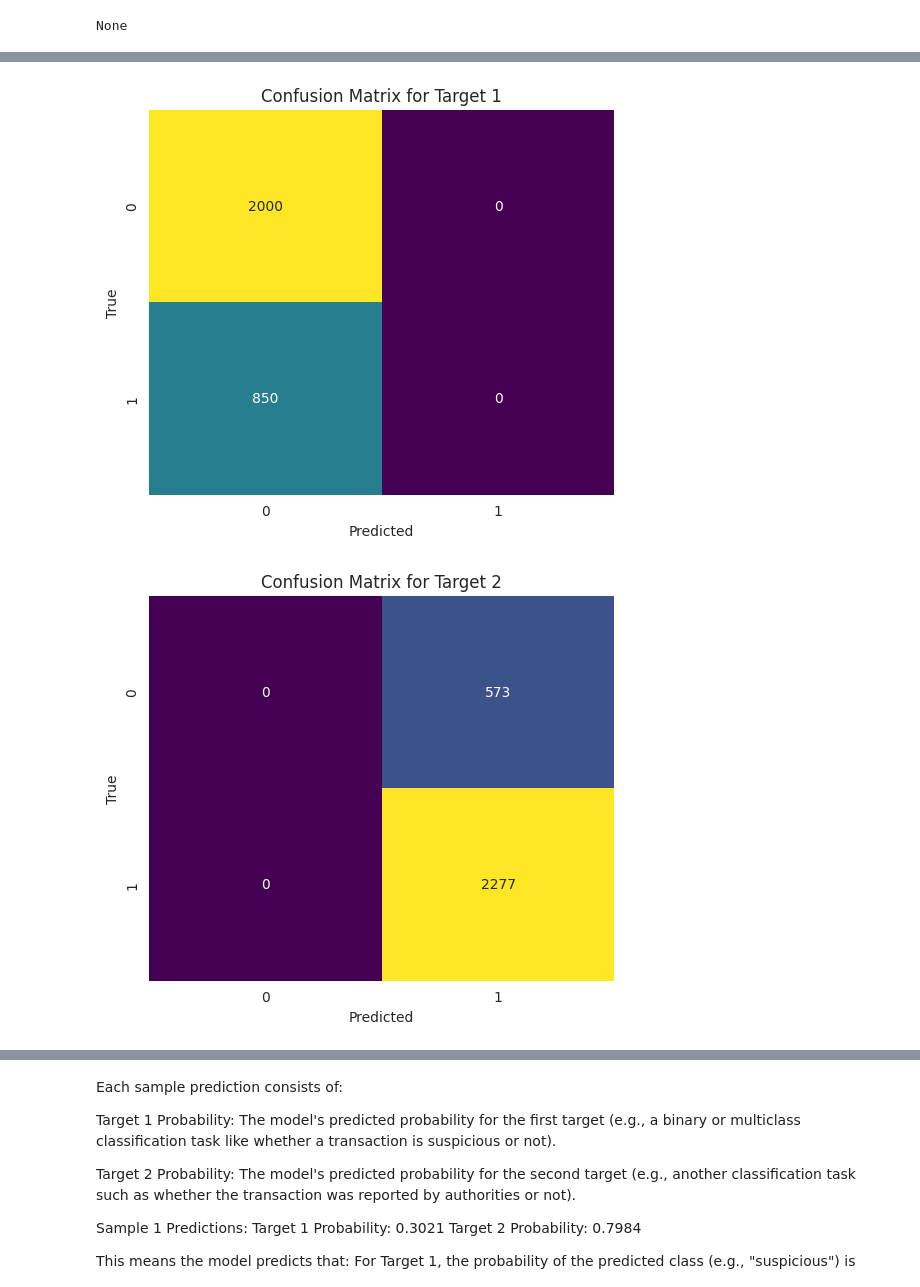
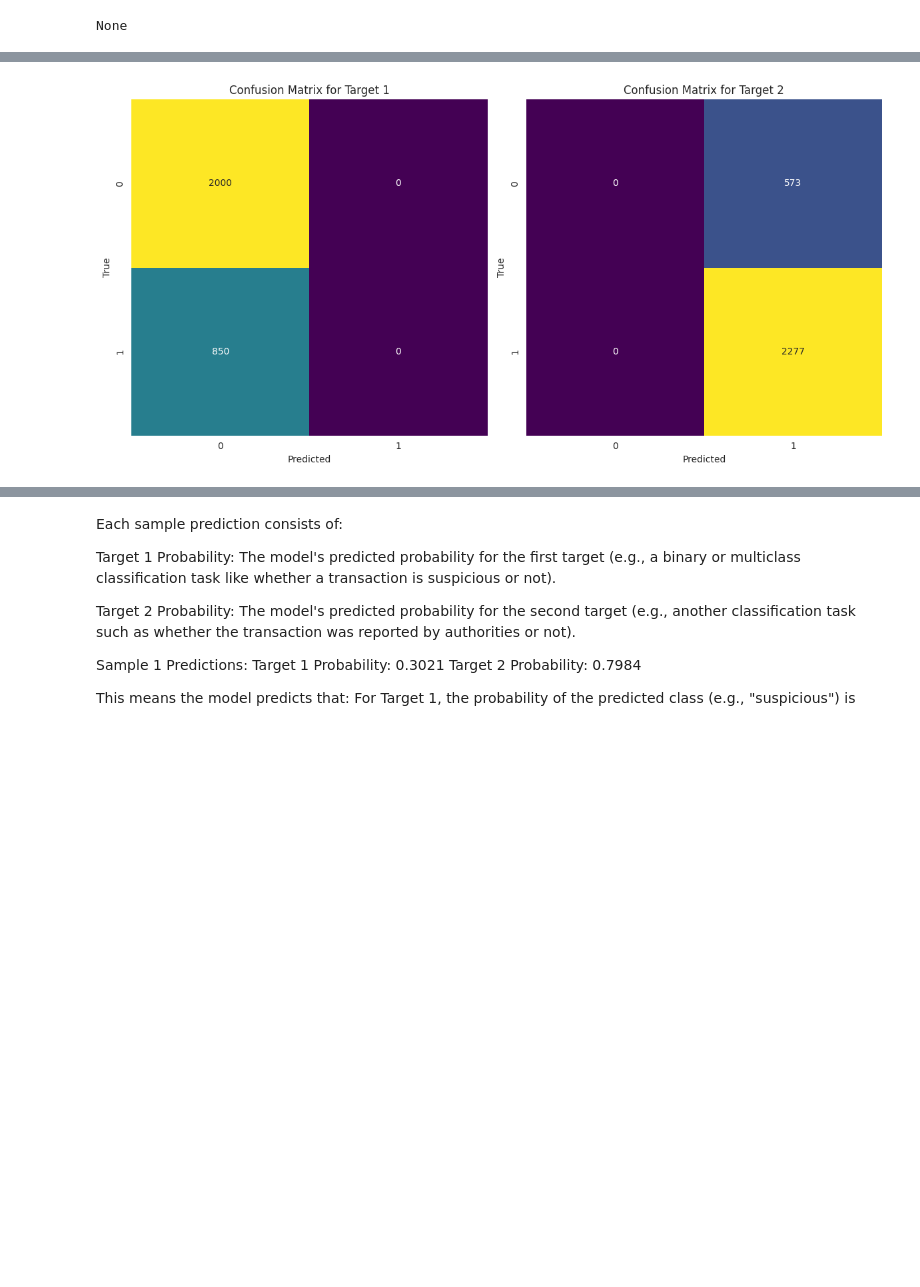
Before and after one commit to muhammadahmed73/Final-Project, a Jupyter notebook: 22031216_UOH_Final_Project.ipynb, the cells around one changed output, grey strips where cells are left out. Saved outputs shown, nothing was run; the diff lists cells and outputs as text; code cells hidden in the pictures; blank space fills up the shorter version.

```diff
--- a/22031216_UOH_Final_Project.ipynb
+++ b/22031216_UOH_Final_Project.ipynb
@@ -1264,28 +1217,30 @@ weighted avg       0.64      0.80      0.71      2850
 # %%
 import numpy as np
 import matplotlib.pyplot as plt
 import seaborn as sns
 from sklearn.metrics import confusion_matrix
 
 # Compute confusion matrices
 conf_matrix_target1 = confusion_matrix(target1_true, target1_pred)
 conf_matrix_target2 = confusion_matrix(target2_true, target2_pred)
 
-# Function to plot a confusion matrix
-def plot_confusion_matrix(conf_matrix, title):
-    plt.figure(figsize=(6, 5))
-    sns.heatmap(conf_matrix, annot=True, fmt='d', cmap='viridis', cbar=False)
-    plt.xlabel('Predicted')
-    plt.ylabel('True')
-    plt.title(title)
-    plt.show()
+# Function to plot confusion matrix
+def plot_confusion_matrix(ax, conf_matrix, title):
+    sns.heatmap(conf_matrix, annot=True, fmt='d', cmap='viridis', cbar=False, ax=ax)
+    ax.set_xlabel('Predicted')
+    ax.set_ylabel('True')
+    ax.set_title(title)
 
-# Plot confusion matrix for Target 1
-plot_confusion_matrix(conf_matrix_target1, "Confusion Matrix for Target 1")
+# Create subplots for side-by-side confusion matrices
+fig, axes = plt.subplots(1, 2, figsize=(12, 6))  # 1 row, 2 columns
 
-# Plot confusion matrix for Target 2
-plot_confusion_matrix(conf_matrix_target2, "Confusion Matrix for Target 2")
+# Plot confusion matrices
+plot_confusion_matrix(axes[0], conf_matrix_target1, "Confusion Matrix for Target 1")
+plot_confusion_matrix(axes[1], conf_matrix_target2, "Confusion Matrix for Target 2")
+
+# Adjust layout
+plt.tight_layout()
+plt.show()
 # %% [output]
-[figure, old version]
+[figure, new version]
-[figure, removed]
 # %%
```
Also changed, not shown: parts of 26 cells of this notebook.
